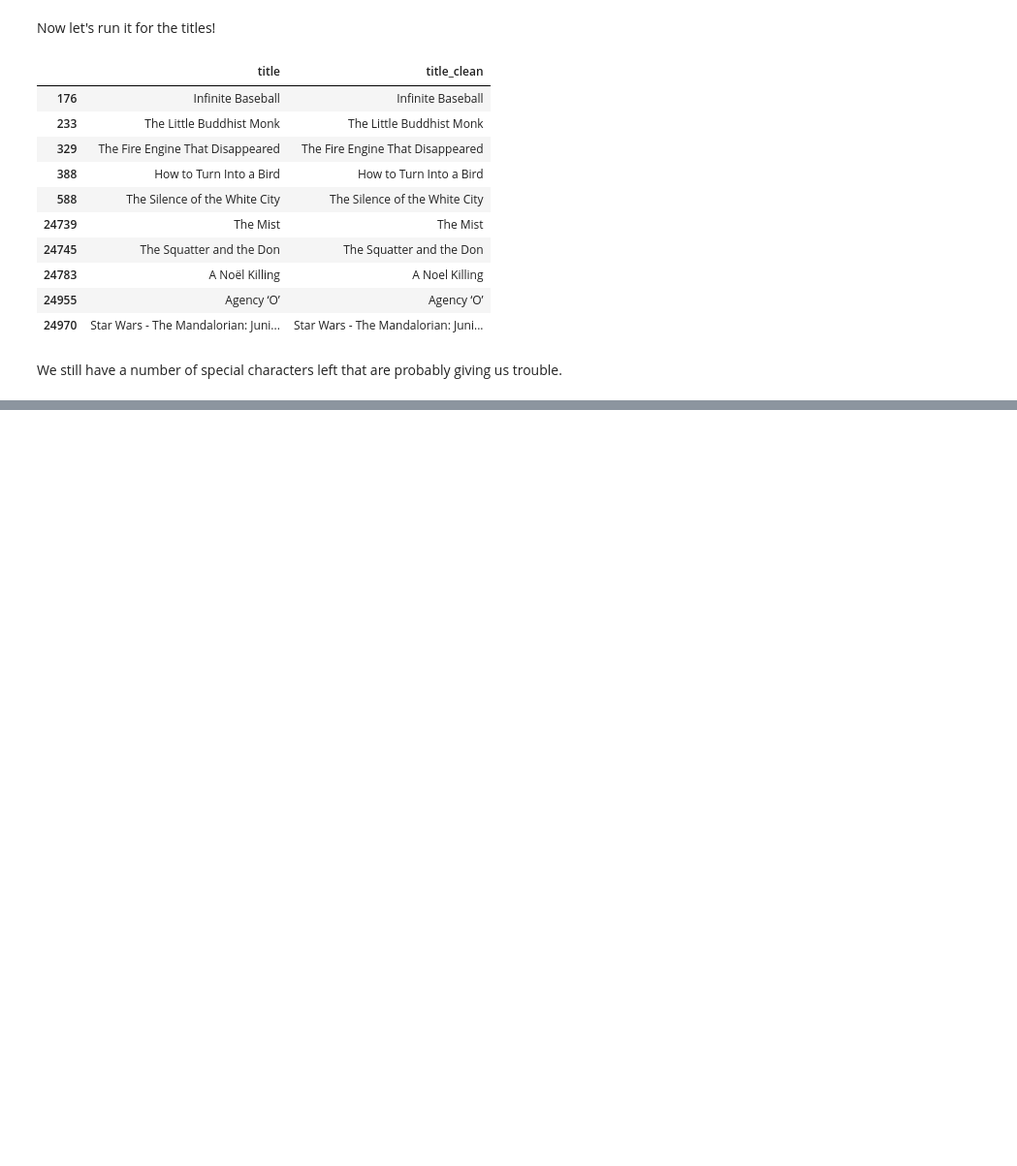
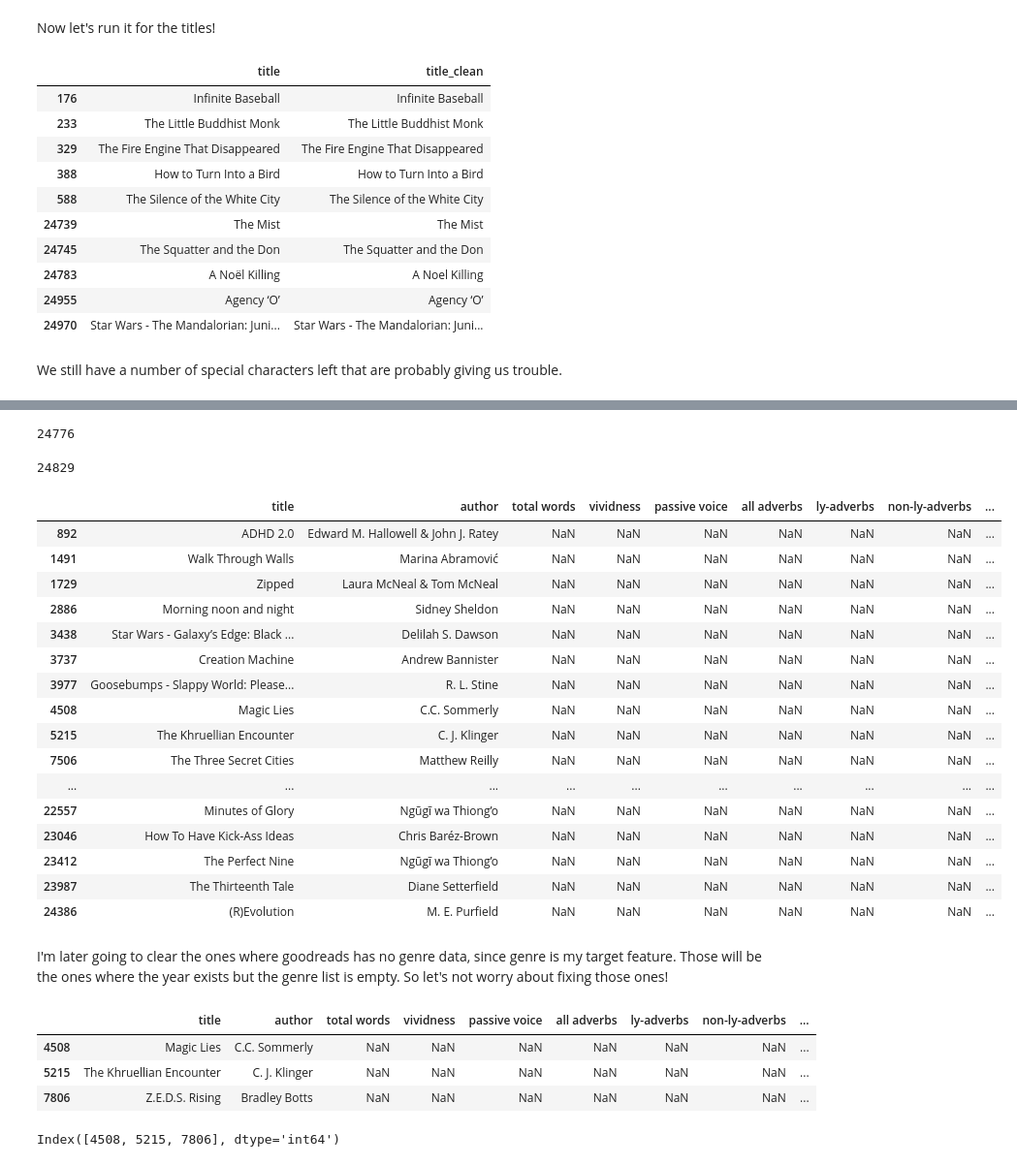
Before and after one commit to MsEM11/Genre_Prediction, a Jupyter notebook: 0_6_Data_Wrangling.ipynb, the cells around one changed output, grey strips where cells are left out. Shown: that part at 97% size. Cells and saved outputs as stored; diff of their text form; code cells hidden in the pictures; blank space fills up the shorter version.

```diff
--- a/0_6_Data_Wrangling.ipynb
+++ b/0_6_Data_Wrangling.ipynb
@@ -214,0 +465,4 @@ True
+# %%
+for special in specials:
+    missing_prosecraft.loc[:, 'title_clean'] = missing_prosecraft.title_clean.str.replace(special,'')
+    missing_prosecraft.loc[:, 'author_clean'] = missing_prosecraft.author_clean.str.replace(special,'')
@@ -214,0 +480,2 @@ True
+# %%
+new_df = missing_prosecraft.progress_apply(lambda row: get_prosecraft(row.name), axis=1)
@@ -214,0 +488,11 @@ True
+# %%
+in_order = new_df[['title', 'author', 'total words', 'vividness', 'passive voice',
+       'all adverbs', 'ly-adverbs', 'non-ly-adverbs', 'genre', 'year']]
+# %%
+len(merged)
+# %% [output]
+24776
+# %%
+len(pd.concat([merged,in_order]).dropna(subset=['vividness']))
+# %% [output]
+24829
@@ -214,0 +503,36 @@ True
+# %%
+missing_prosecraft = missing_prosecraft[in_order['vividness'].isna()]
+# %%
+missing_prosecraft
+# %% [output]
+|  | title | author | total words | vividness | passive voice | all adverbs | ly-adverbs | non-ly-adverbs | ... |
+| 892 | ADHD 2.0 | Edward M. Hallowell & John J. Ratey | NaN | NaN | NaN | NaN | NaN | NaN | ... |
+| 1491 | Walk Through Walls | Marina Abramović | NaN | NaN | NaN | NaN | NaN | NaN | ... |
+| 1729 | Zipped | Laura McNeal & Tom McNeal | NaN | NaN | NaN | NaN | NaN | NaN | ... |
+| 2886 | Morning noon and night | Sidney Sheldon | NaN | NaN | NaN | NaN | NaN | NaN | ... |
+| 3438 | Star Wars - Galaxy’s Edge: Black ... | Delilah S. Dawson | NaN | NaN | NaN | NaN | NaN | NaN | ... |
+| 3737 | Creation Machine | Andrew Bannister | NaN | NaN | NaN | NaN | NaN | NaN | ... |
+| 3977 | Goosebumps - Slappy World: Please... | R. L. Stine | NaN | NaN | NaN | NaN | NaN | NaN | ... |
+| 4508 | Magic Lies | C.C. Sommerly | NaN | NaN | NaN | NaN | NaN | NaN | ... |
+| 5215 | The Khruellian Encounter | C. J. Klinger | NaN | NaN | NaN | NaN | NaN | NaN | ... |
+| 7506 | The Three Secret Cities | Matthew Reilly | NaN | NaN | NaN | NaN | NaN | NaN | ... |
+| ... | ... | ... | ... | ... | ... | ... | ... | ... | ... |
+| 22557 | Minutes of Glory | Ngũgĩ wa Thiong’o | NaN | NaN | NaN | NaN | NaN | NaN | ... |
+| 23046 | How To Have Kick-Ass Ideas | Chris Baréz-Brown | NaN | NaN | NaN | NaN | NaN | NaN | ... |
+| 23412 | The Perfect Nine | Ngũgĩ wa Thiong’o | NaN | NaN | NaN | NaN | NaN | NaN | ... |
+| 23987 | The Thirteenth Tale | Diane Setterfield | NaN | NaN | NaN | NaN | NaN | NaN | ... |
+| 24386 | (R)Evolution | M. E. Purfield | NaN | NaN | NaN | NaN | NaN | NaN | ... |
+# %% [markdown]
+I'm later going to clear the ones where goodreads has no genre data, since genre is my target feature. Those will be the ones where the year exists but the genre list is empty. So let's not worry about fixing those ones!
+# %%
+missing_prosecraft[(missing_prosecraft['genre'] == '[]') & (missing_prosecraft['year'].notna())]
+# %% [output]
+|  | title | author | total words | vividness | passive voice | all adverbs | ly-adverbs | non-ly-adverbs | ... |
+| 4508 | Magic Lies | C.C. Sommerly | NaN | NaN | NaN | NaN | NaN | NaN | ... |
+| 5215 | The Khruellian Encounter | C. J. Klinger | NaN | NaN | NaN | NaN | NaN | NaN | ... |
+| 7806 | Z.E.D.S. Rising | Bradley Botts | NaN | NaN | NaN | NaN | NaN | NaN | ... |
+# %%
+#Just grabbing the indices of the ones I don't need...
+missing_prosecraft[(missing_prosecraft['genre'] == '[]') & (missing_prosecraft['year'].notna())].index
+# %% [output]
+Index([4508, 5215, 7806], dtype='int64')
```
Also changed, not shown: parts of 97 cells of this notebook, 1 other file.
